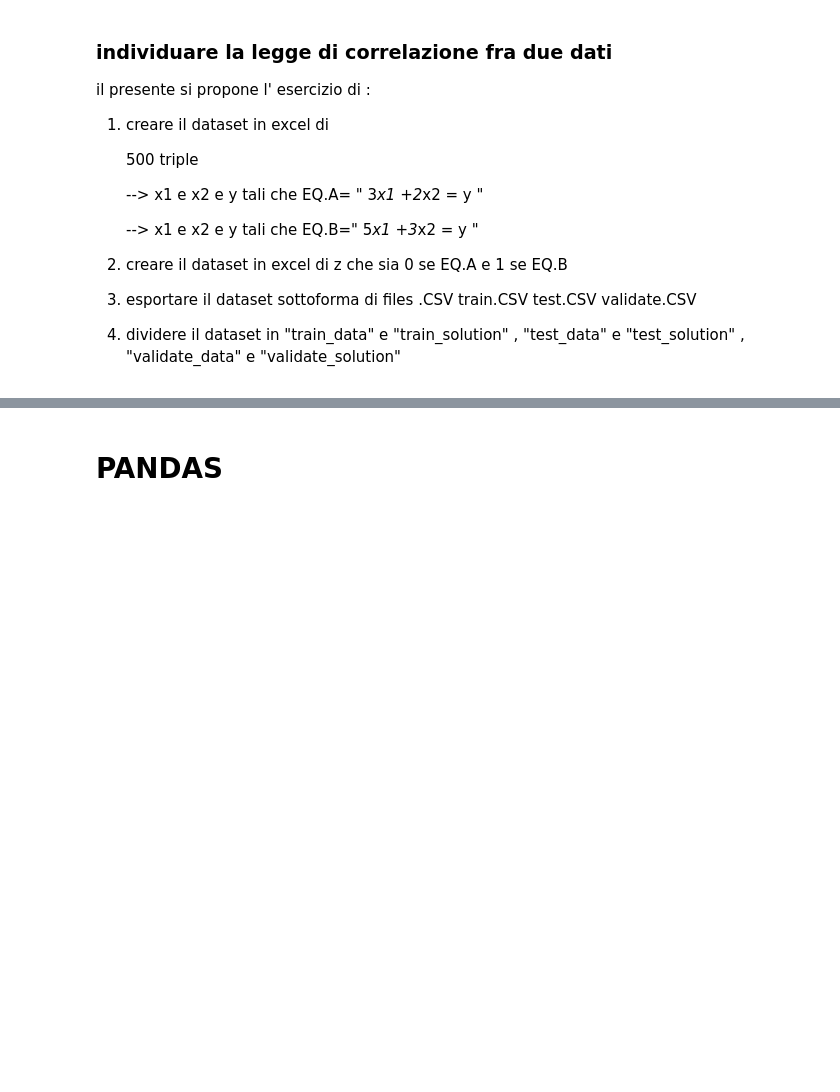
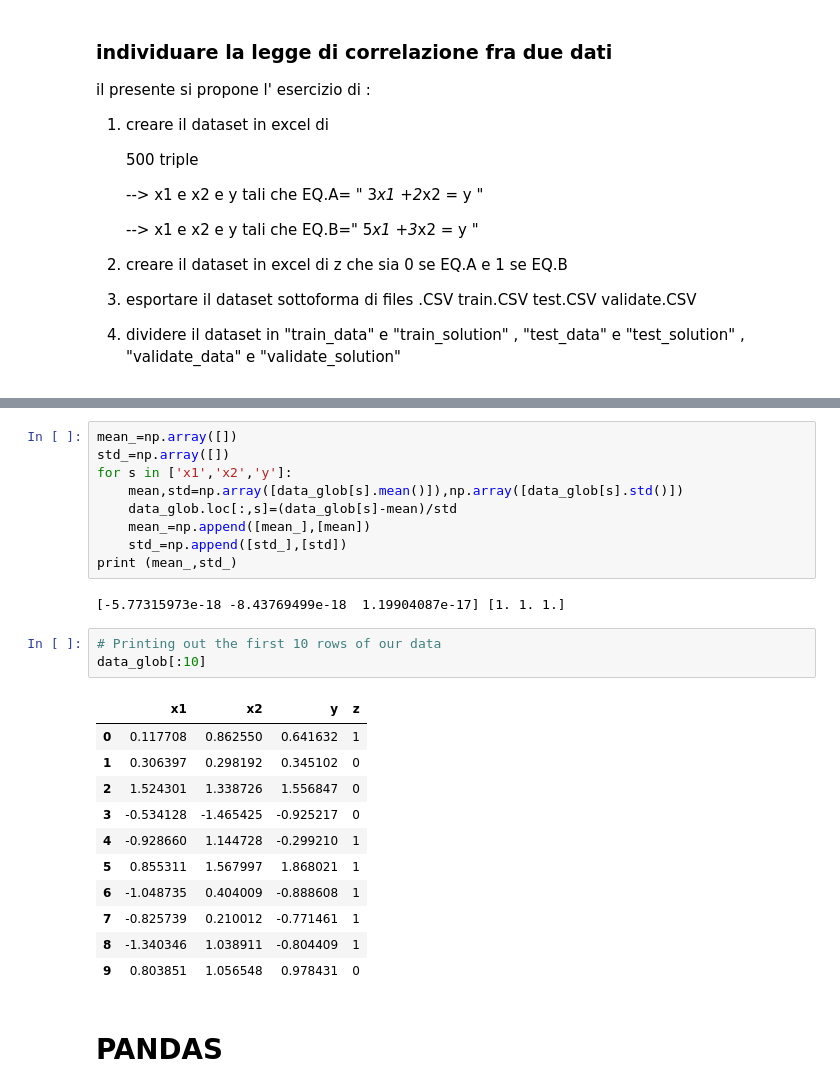
Before and after one commit to adrix1304/deeplearning-intro, a Jupyter notebook: Esercizio_03_01_2019.ipynb, the cells around one changed output, grey strips where cells are left out. Saved outputs shown, nothing was run; the diff lists cells and outputs as text; blank space fills up the shorter version.

```diff
--- a/Esercizio_03_01_2019.ipynb
+++ b/Esercizio_03_01_2019.ipynb
@@ -59,3 +59,29 @@ data_glob[:10]
+# %%
+mean_=np.array([])
+std_=np.array([])
+for s in ['x1','x2','y']:
+    mean,std=np.array([data_glob[s].mean()]),np.array([data_glob[s].std()])
+    data_glob.loc[:,s]=(data_glob[s]-mean)/std
+    mean_=np.append([mean_],[mean])
+    std_=np.append([std_],[std])
+print (mean_,std_)
+# %% [output]
+[-5.77315973e-18 -8.43769499e-18  1.19904087e-17] [1. 1. 1.]
+# %%
+# Printing out the first 10 rows of our data
+data_glob[:10]
+# %% [output]
+|  | x1 | x2 | y | z |
+| 0 | 0.117708 | 0.862550 | 0.641632 | 1 |
+| 1 | 0.306397 | 0.298192 | 0.345102 | 0 |
+| 2 | 1.524301 | 1.338726 | 1.556847 | 0 |
+| 3 | -0.534128 | -1.465425 | -0.925217 | 0 |
+| 4 | -0.928660 | 1.144728 | -0.299210 | 1 |
+| 5 | 0.855311 | 1.567997 | 1.868021 | 1 |
+| 6 | -1.048735 | 0.404009 | -0.888608 | 1 |
+| 7 | -0.825739 | 0.210012 | -0.771461 | 1 |
+| 8 | -1.340346 | 1.038911 | -0.804409 | 1 |
+| 9 | 0.803851 | 1.056548 | 0.978431 | 0 |
 # %% [markdown]
 # PANDAS
 # %% [markdown]
```
Also changed, not shown: parts of 8 cells of this notebook.
